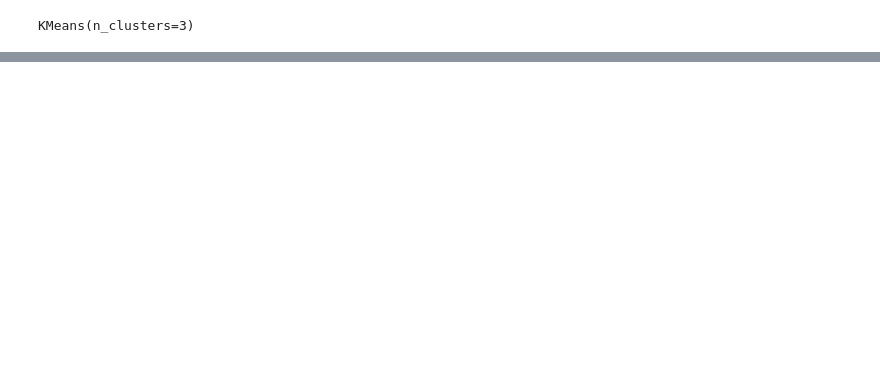
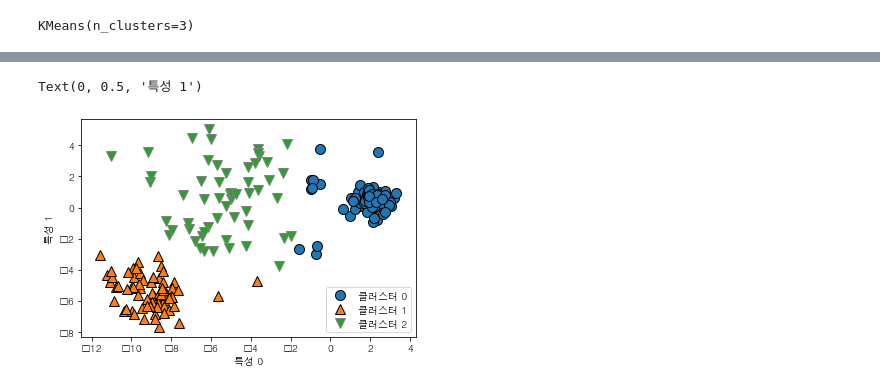
Before and after one commit to FroKCreativeTM/JNU_MachineLearning, a Jupyter notebook: Week06/Week 06.ipynb, the cells around one changed output, grey strips where cells are left out. Saved outputs shown, nothing was run; the diff lists cells and outputs as text; code cells hidden in the pictures; blank space fills up the shorter version.

```diff
--- a/Week06/Week 06.ipynb
+++ b/Week06/Week 06.ipynb
@@ -554,0 +552,19 @@ mglearn.discrete_scatter(X[:, 0], X[:, 1], assignments, markers='o', ax = axes[1
+# %%
+# K-mean 알고리즘이 실패하는 경우
+# 클러스터 수를 명시적으로 결정해야한다
+# 클러스터의 중심이 하나여서 둥근 형태
+# 반경이 동일하다고 가정
+# 클러스터 0, 1에 멀리 떨어진 포인트도 포함
+# 방향을 고려하지 않고 거리만 고려
+# 레이블이 의미가 없음
+
+X_varied, Y_varied = make_blobs(n_samples = 200, cluster_std = [1.0, 2.5, 0.5], random_state = 170)
+
+Y_pred = KMeans(n_clusters = 3, random_state = 0).fit_predict(X_varied)
+mglearn.discrete_scatter(X_varied[:, 0], X_varied[:, 1], Y_pred)
+plt.legend(["클러스터 0", "클러스터 1", "클러스터 2"], loc='best')
+plt.xlabel("특성 0")
+plt.ylabel("특성 1")
+# %% [output]
+Text(0, 0.5, '특성 1')
+[figure, added]
```
Also changed, not shown: parts of 26 cells of this notebook.
